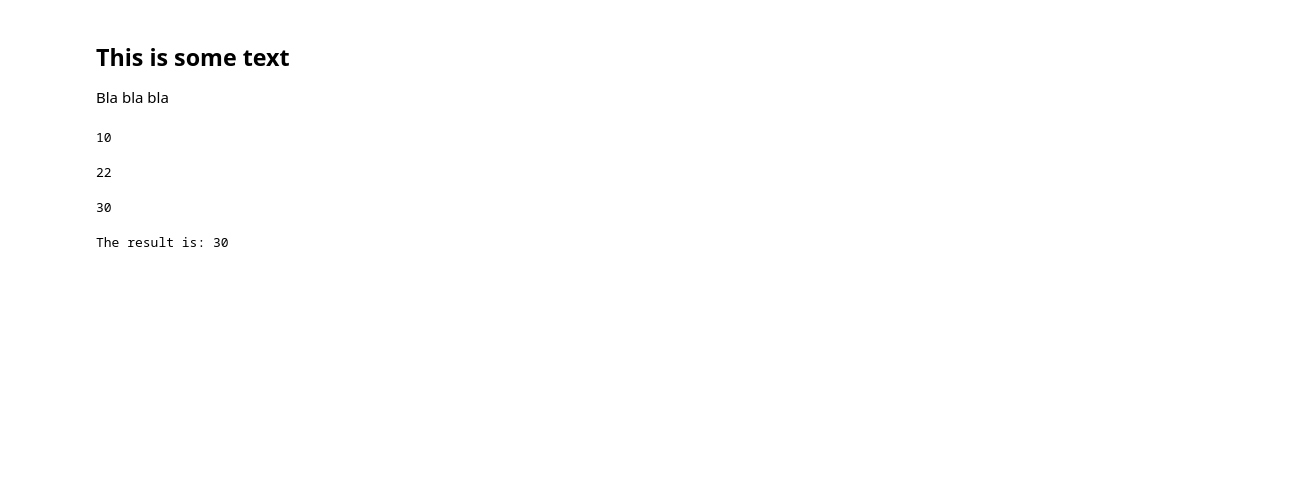
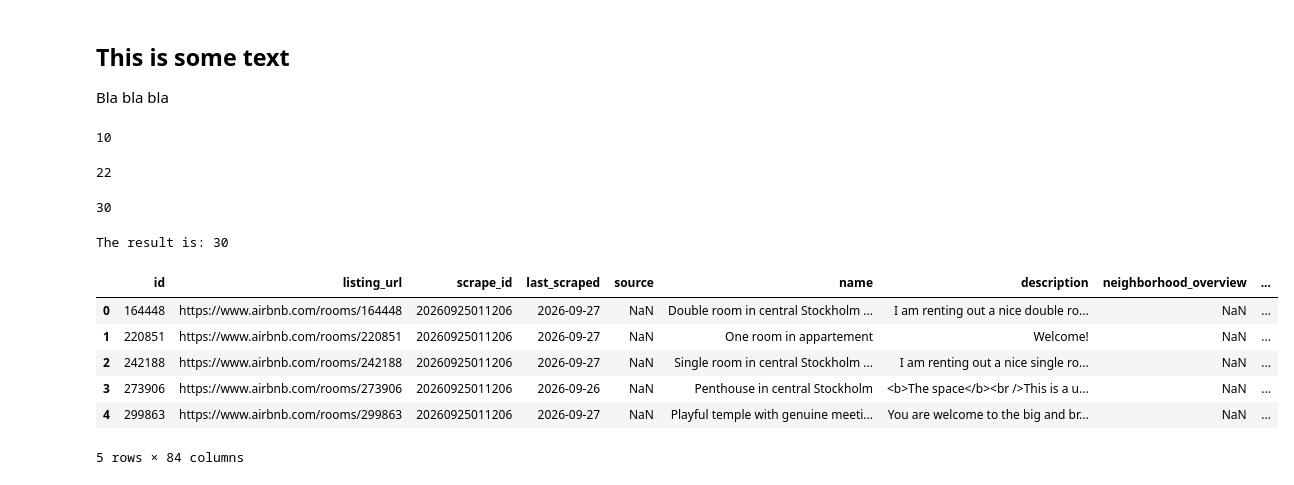
Before and after one commit to NormanShift/LABs_Python_Fundamentals, a Jupyter notebook: Data_analysis_and_visualisation/test.ipynb, the cells around one changed output. Saved outputs shown, nothing was run; the diff lists cells and outputs as text; code cells hidden in the pictures; blank space fills up the shorter version.

Commit message:
Day 2 of Data analysis & visualization - Part 1 - "Slow start"

```diff
--- a/Data_analysis_and_visualisation/test.ipynb
+++ b/Data_analysis_and_visualisation/test.ipynb
@@ -26,3 +26,17 @@ add(10, 20)
 print(f'The result is: {add(10, 20)}')
 # %% [output]
 The result is: 30
+# %%
+import pandas as pd
+
+listings = pd.read_csv('data/listings.csv')
+# %%
+listings.head()
+# %% [output]
+|  | id | listing_url | scrape_id | last_scraped | source | name | description | neighborhood_overview | ... |
+| 0 | 164448 | https://www.airbnb.com/rooms/164448 | 20260925011206 | 2026-09-27 | NaN | Double room in central Stockholm ... | I am renting out a nice double ro... | NaN | ... |
+| 1 | 220851 | https://www.airbnb.com/rooms/220851 | 20260925011206 | 2026-09-27 | NaN | One room in appartement | Welcome! | NaN | ... |
+| 2 | 242188 | https://www.airbnb.com/rooms/242188 | 20260925011206 | 2026-09-27 | NaN | Single room in central Stockholm ... | I am renting out a nice single ro... | NaN | ... |
+| 3 | 273906 | https://www.airbnb.com/rooms/273906 | 20260925011206 | 2026-09-26 | NaN | Penthouse in central Stockholm | <b>The space</b><br />This is a u... | NaN | ... |
+| 4 | 299863 | https://www.airbnb.com/rooms/299863 | 20260925011206 | 2026-09-27 | NaN | Playful temple with genuine meeti... | You are welcome to the big and br... | NaN | ... |
+5 rows × 84 columns
```
Also changed, not shown: 6 other files.
